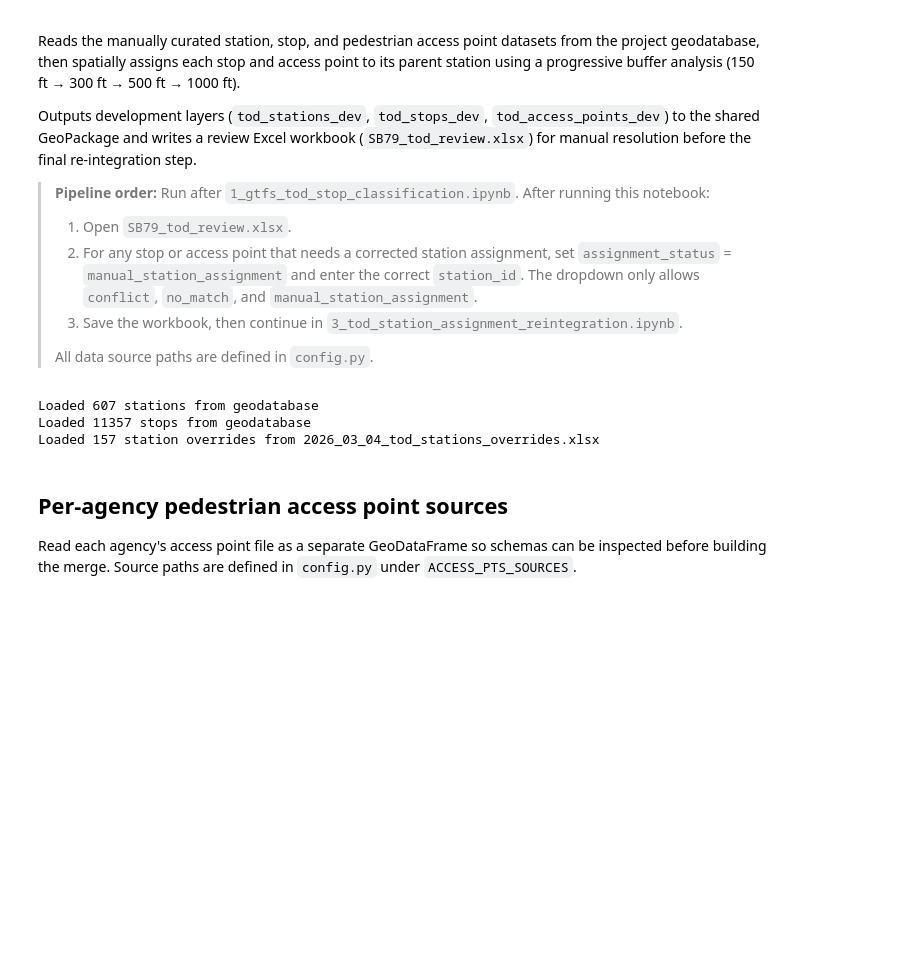
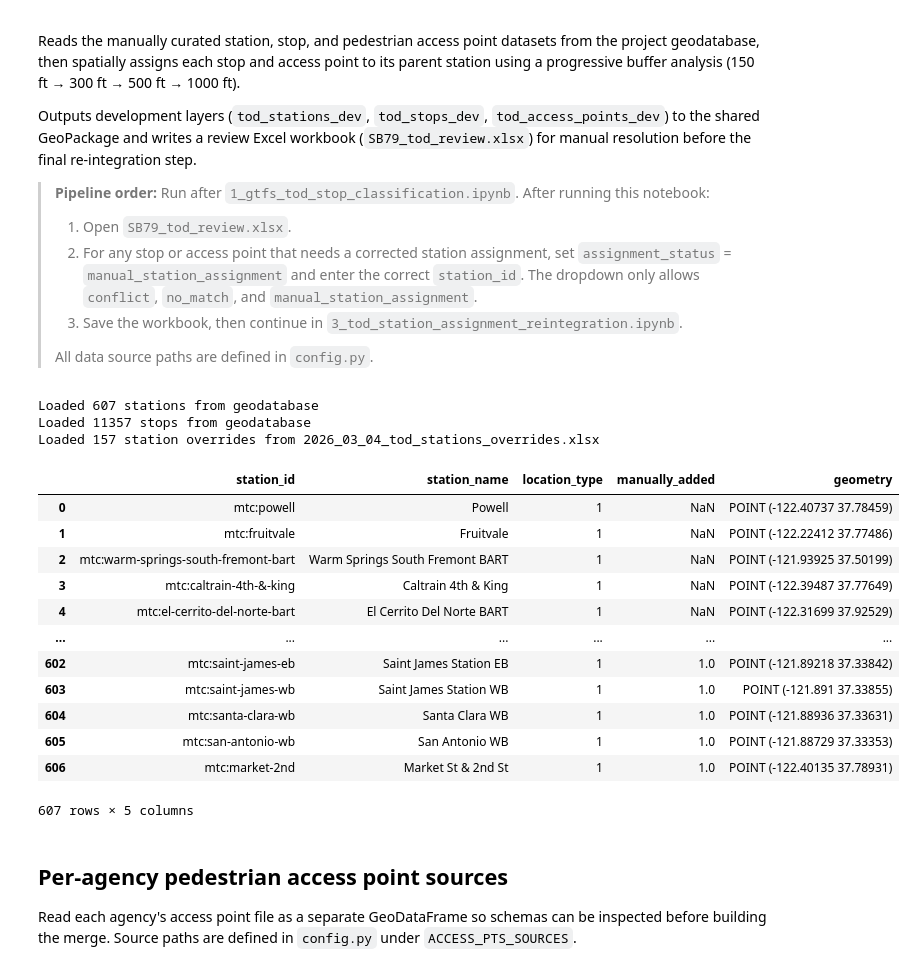
Before and after one commit to BayAreaMetro/Spatial-Analysis-Mapping-Projects, a Jupyter notebook: Project-Documentation/SB79-Transit-Oriented-Development-Upzoning/2_tod_stop_and_access_assignment.ipynb, the cells around one changed output. Saved outputs shown, nothing was run; the diff lists cells and outputs as text; code cells hidden in the pictures; blank space fills up the shorter version.

```diff
--- a/Project-Documentation/SB79-Transit-Oriented-Development-Upzoning/2_tod_stop_and_access_assignment.ipynb
+++ b/Project-Documentation/SB79-Transit-Oriented-Development-Upzoning/2_tod_stop_and_access_assignment.ipynb
@@ -48,6 +48,22 @@ print(f"Loaded {len(station_overrides_df)} station overrides from {STATIONS_OVER
 Loaded 607 stations from geodatabase
 Loaded 11357 stops from geodatabase
 Loaded 157 station overrides from 2026_03_04_tod_stations_overrides.xlsx
+# %%
+stations_gdf
+# %% [output]
+|  | station_id | station_name | location_type | manually_added | geometry |
+| 0 | mtc:powell | Powell | 1 | NaN | POINT (-122.40737 37.78459) |
+| 1 | mtc:fruitvale | Fruitvale | 1 | NaN | POINT (-122.22412 37.77486) |
+| 2 | mtc:warm-springs-south-fremont-bart | Warm Springs South Fremont BART | 1 | NaN | POINT (-121.93925 37.50199) |
+| 3 | mtc:caltrain-4th-&-king | Caltrain 4th & King | 1 | NaN | POINT (-122.39487 37.77649) |
+| 4 | mtc:el-cerrito-del-norte-bart | El Cerrito Del Norte BART | 1 | NaN | POINT (-122.31699 37.92529) |
+| ... | ... | ... | ... | ... | ... |
+| 602 | mtc:saint-james-eb | Saint James Station EB | 1 | 1.0 | POINT (-121.89218 37.33842) |
+| 603 | mtc:saint-james-wb | Saint James Station WB | 1 | 1.0 | POINT (-121.891 37.33855) |
+| 604 | mtc:santa-clara-wb | Santa Clara WB | 1 | 1.0 | POINT (-121.88936 37.33631) |
+| 605 | mtc:san-antonio-wb | San Antonio WB | 1 | 1.0 | POINT (-121.88729 37.33353) |
+| 606 | mtc:market-2nd | Market St & 2nd St | 1 | 1.0 | POINT (-122.40135 37.78931) |
+607 rows × 5 columns
 # %% [markdown]
 ## Per-agency pedestrian access point sources
 
```
Also changed, not shown: parts of 4 cells of this notebook.
